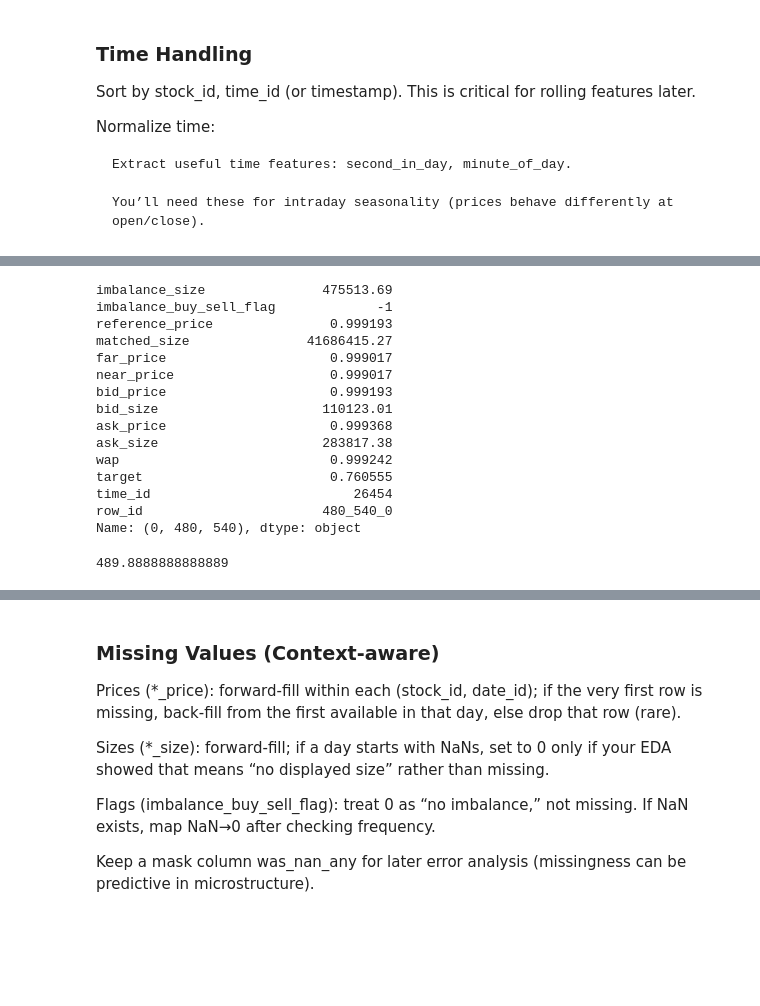
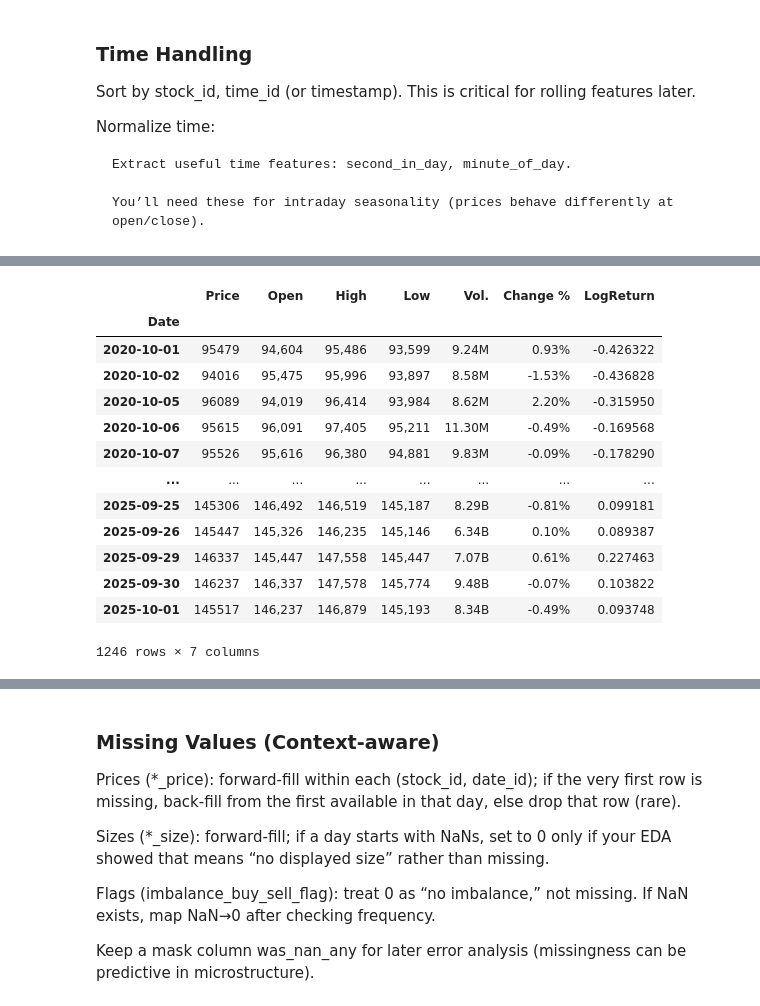
Before and after one commit to victorsobottka/bse-thesis-synthetic-data, a Jupyter notebook: 0_3_Optiver_datapreprocessing_BRICS_v0.ipynb, the cells around one changed output, grey strips where cells are left out. Saved outputs shown, nothing was run; the diff lists cells and outputs as text; code cells hidden in the pictures; blank space fills up the shorter version.

```diff
--- a/0_3_Optiver_datapreprocessing_BRICS_v0.ipynb
+++ b/0_3_Optiver_datapreprocessing_BRICS_v0.ipynb
@@ -178,24 +85,22 @@ train_sorted_pd.loc[(slice(0,10),0,540)] #Multiindex first number stock, date, s
-# %%
-train_sorted_pd.iloc[26454]
-# %% [output]
-imbalance_size               475513.69
-imbalance_buy_sell_flag             -1
-reference_price               0.999193
-matched_size               41686415.27
-far_price                     0.999017
-near_price                    0.999017
-bid_price                     0.999193
-bid_size                     110123.01
-ask_price                     0.999368
-ask_size                     283817.38
-wap                           0.999242
-target                        0.760555
-time_id                          26454
-row_id                       480_540_0
-Name: (0, 480, 540), dtype: object
-# %%
-# Number of rows per stock is 26454 (last row for each stock), for each day I have 54 rows
-number_of_days_per_stock = 26454/54
-number_of_days_per_stock
-# %% [output]
-489.8888888888889
+# %%
+for key, df in train_dfs.items():
+    df["Date"] = pd.to_datetime(df["Date"], errors="coerce")
+    df = df.set_index("Date").sort_index()
+    train_dfs[key] = df  # reassign the modified dataframe
+# %%
+train_dfs['train_pd_BOVESPA']
+# %% [output]
+|  | Price | Open | High | Low | Vol. | Change % | LogReturn |
+| Date |  |  |  |  |  |  |  |
+| 2020-10-01 | 95479 | 94,604 | 95,486 | 93,599 | 9.24M | 0.93% | -0.426322 |
+| 2020-10-02 | 94016 | 95,475 | 95,996 | 93,897 | 8.58M | -1.53% | -0.436828 |
+| 2020-10-05 | 96089 | 94,019 | 96,414 | 93,984 | 8.62M | 2.20% | -0.315950 |
+| 2020-10-06 | 95615 | 96,091 | 97,405 | 95,211 | 11.30M | -0.49% | -0.169568 |
+| 2020-10-07 | 95526 | 95,616 | 96,380 | 94,881 | 9.83M | -0.09% | -0.178290 |
+| ... | ... | ... | ... | ... | ... | ... | ... |
+| 2025-09-25 | 145306 | 146,492 | 146,519 | 145,187 | 8.29B | -0.81% | 0.099181 |
+| 2025-09-26 | 145447 | 145,326 | 146,235 | 145,146 | 6.34B | 0.10% | 0.089387 |
+| 2025-09-29 | 146337 | 145,447 | 147,558 | 145,447 | 7.07B | 0.61% | 0.227463 |
+| 2025-09-30 | 146237 | 146,337 | 147,578 | 145,774 | 9.48B | -0.07% | 0.103822 |
+| 2025-10-01 | 145517 | 146,237 | 146,879 | 145,193 | 8.34B | -0.49% | 0.093748 |
+1246 rows × 7 columns
```
Also changed, not shown: parts of 21 cells of this notebook, 6 other files.
